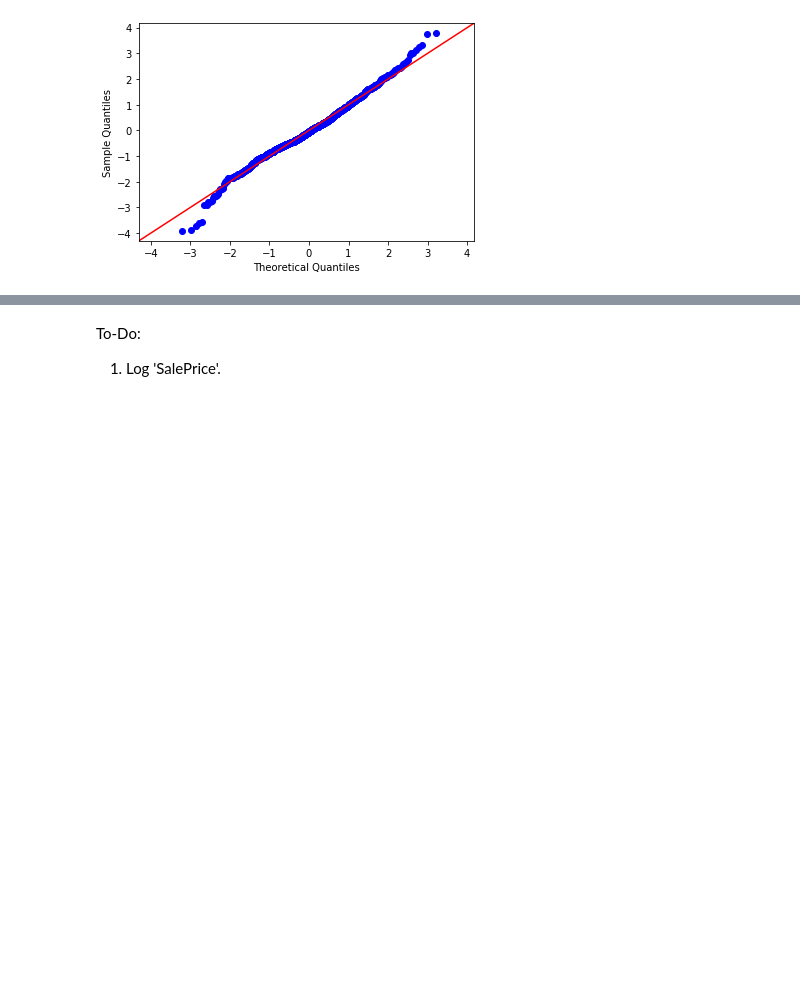
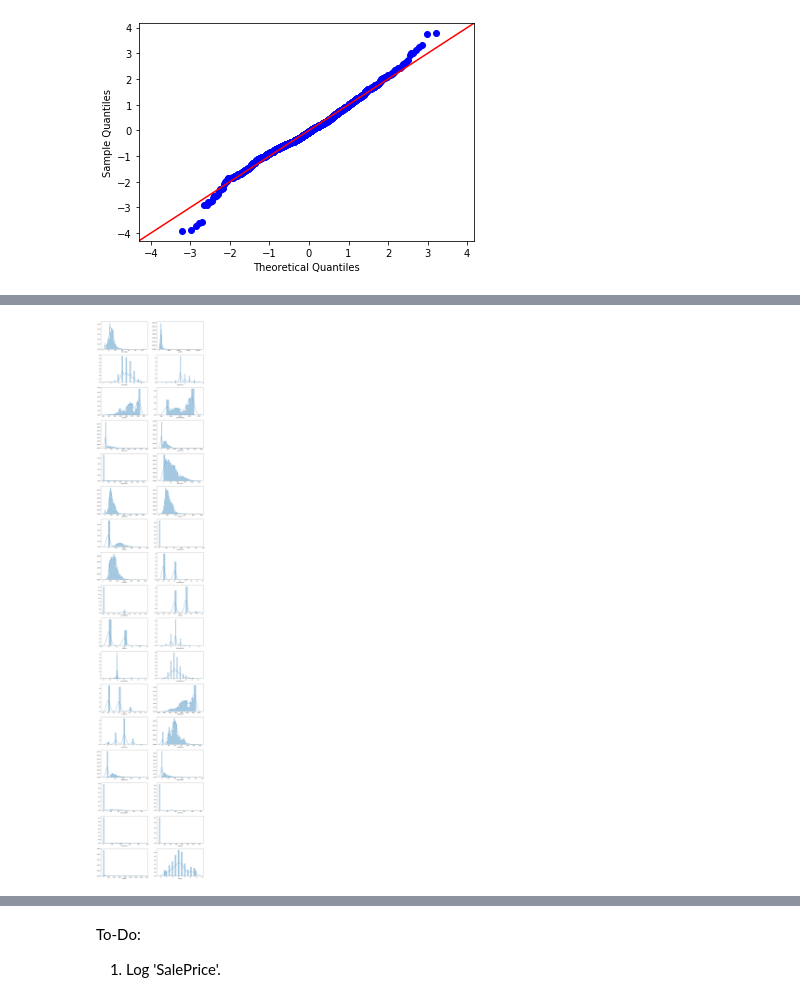
Before and after one commit to ignatl/housing_prices_competition, a Jupyter notebook: housing_prices_competition.ipynb, the cells around one changed output, grey strips where cells are left out. Drawn from its saved outputs; the diff is of its cells as text; code cells hidden in the pictures; blank space fills up the shorter version.

```diff
--- a/housing_prices_competition.ipynb
+++ b/housing_prices_competition.ipynb
@@ -84,0 +174,8 @@ plt.show()
+# %%
+fig, axs = plt.subplots(17, 2, figsize=(18, 100))
+
+for feature, ax in zip(num_features, axs.flatten()):
+    sns.distplot(df[feature].dropna(), ax=ax)
+plt.show()
+# %% [output]
+[figure, added]
```
Also changed, not shown: parts of 14 cells of this notebook, 1 other file.
